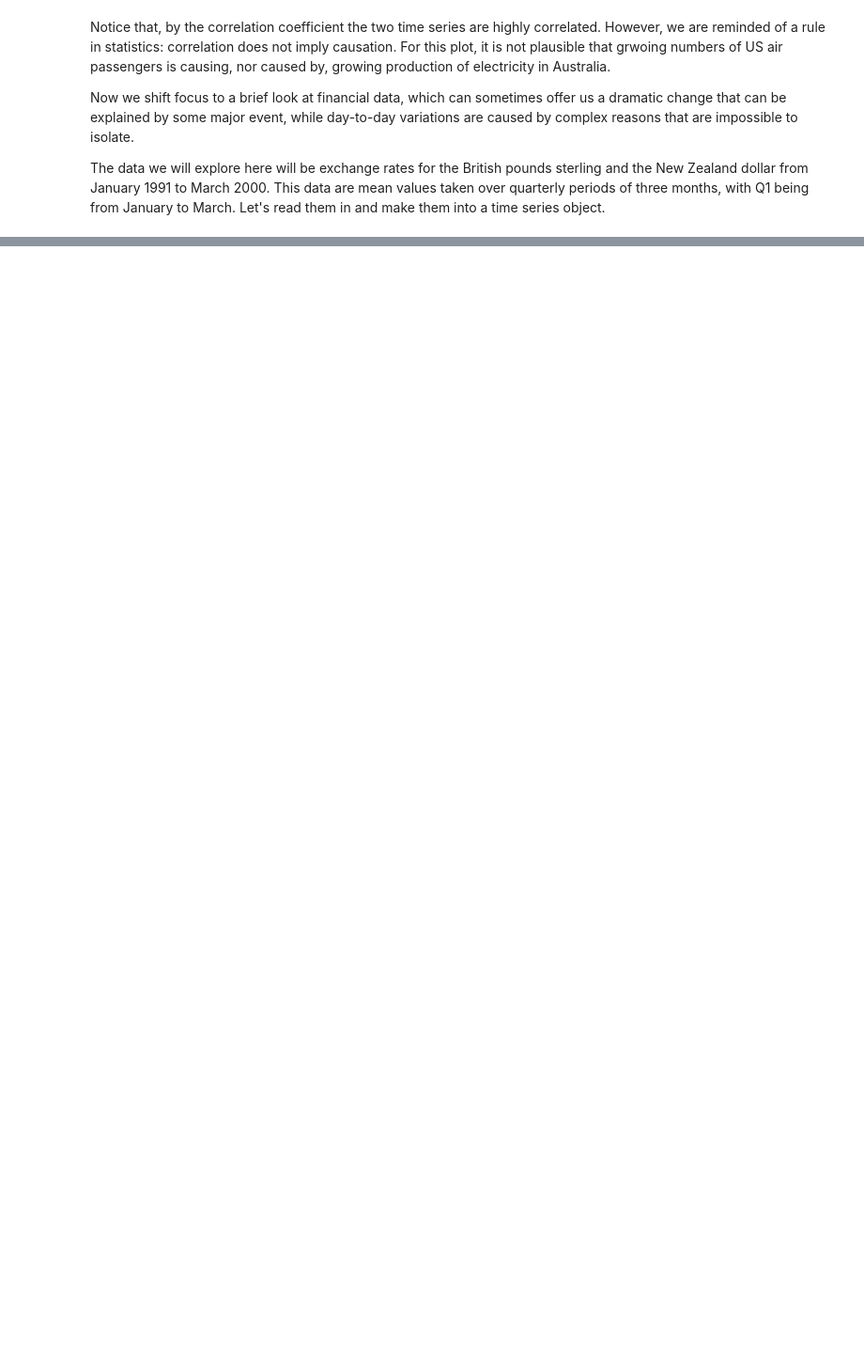
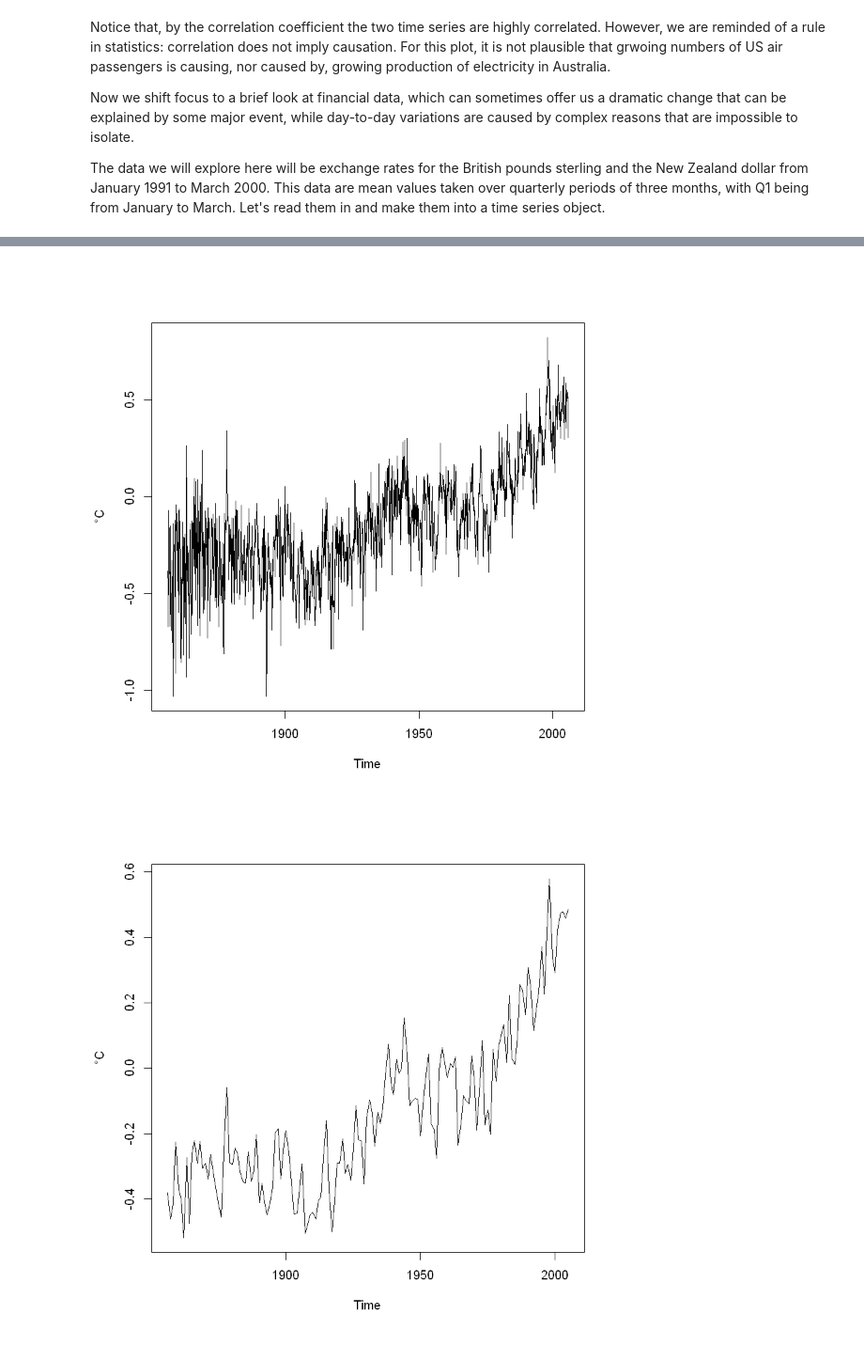
Before and after one commit to nellac77/Introductory_Time_Series_with_R_datasets, a Jupyter notebook: time_series_notebook_ch01.ipynb, the cells around one changed output, grey strips where cells are left out. Shown at 94% size. Cells and saved outputs as stored; diff of their text form; code cells hidden in the pictures; blank space fills up the shorter version.

```diff
--- a/time_series_notebook_ch01.ipynb
+++ b/time_series_notebook_ch01.ipynb
@@ -193,0 +232,10 @@ The data we will explore here will be exchange rates for the British pounds ster
+# %%
+www <- "global.dat"
+Global <- scan(www)
+Global.ts <- ts(Global, st = c(1856, 1), end = c(2005,12), fr = 12)
+Global.annual <- aggregate(Global.ts, FUN = mean)
+plot(Global.ts, ylab = "°C")
+plot(Global.annual, ylab = "°C")
+# %% [output]
+[figure, added]
+[figure, added]
```
Also changed, not shown: parts of 30 cells of this notebook.
